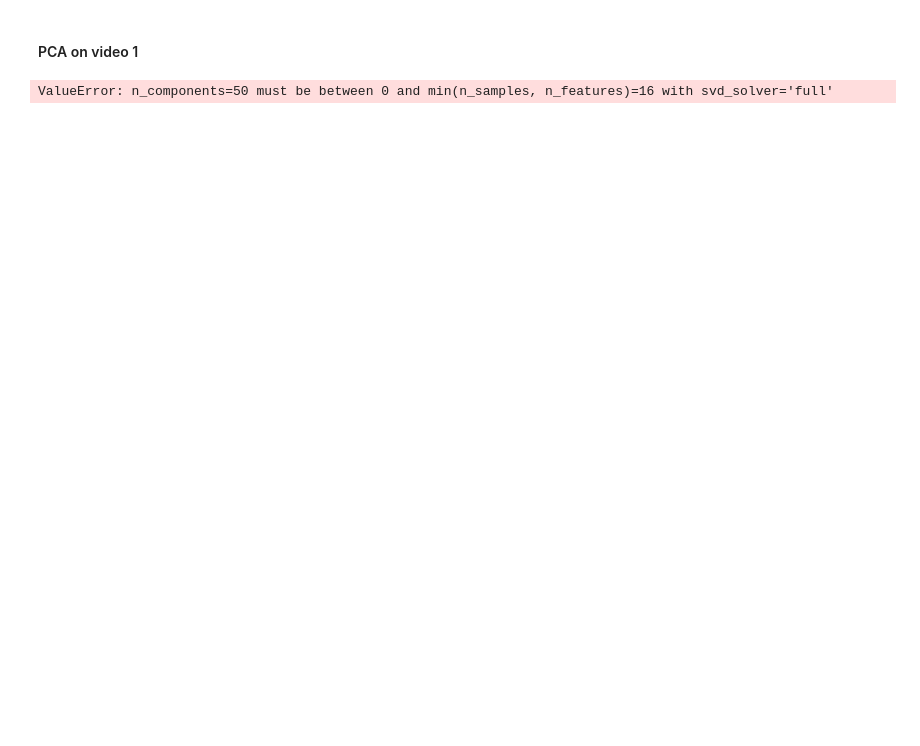
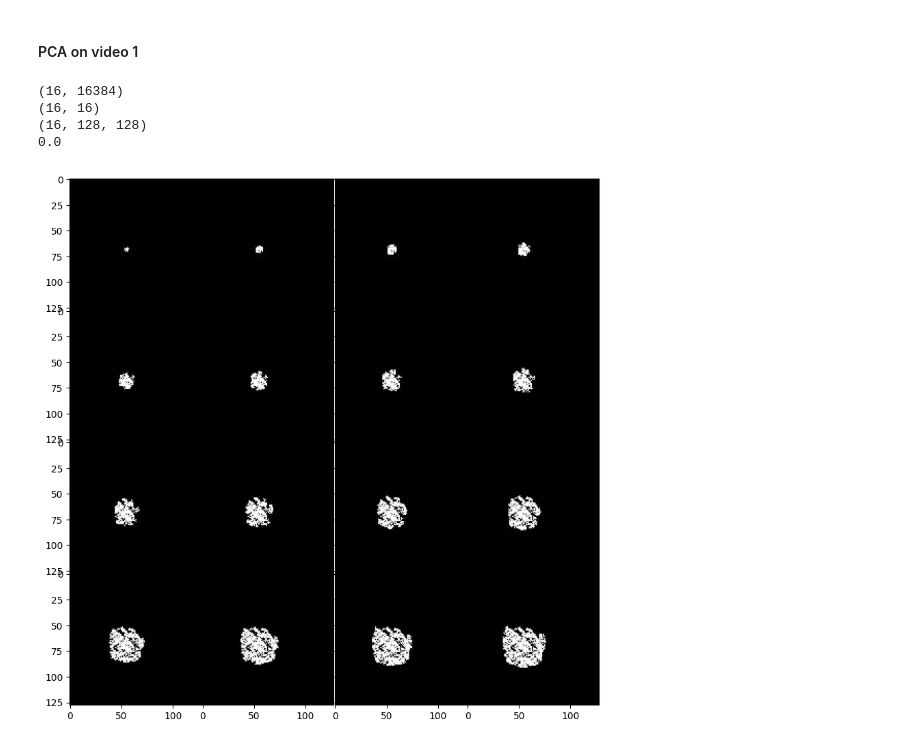
Before and after one commit to Kishok-S-123/Fire_Chimney, a Jupyter notebook: fire_chimney.ipynb, the cells around one changed output. Saved outputs shown, nothing was run; the diff lists cells and outputs as text; code cells hidden in the pictures; blank space fills up the shorter version.

```diff
--- a/fire_chimney.ipynb
+++ b/fire_chimney.ipynb
@@ -97,28 +106,33 @@ for i in range(4):
 # %% [markdown]
 #### PCA on video 1
-# %%
-no_frames, height, width = video_1.shape
-
-vid_matrix = video_1.reshape(no_frames, -1)
-
-n_components = 50
-
-pca = PCA(n_components= n_components)
-
-compressed = pca.fit_transform(vid_matrix)
-
-decomp = pca.inverse_transform(compressed)
-
-decomp = decomp.reshape(no_frames, height, width)
-
-fig, axs = plt.subplots(4, 4, sharey = True, sharex = True, figsize = (20,20))
-fig.subplots_adjust(wspace = 0, hspace = 0)
-
-
-for i in range(4):
-    axs[i][0].imshow((decomp[(4*i),:,:]), cmap = 'grey')
-    axs[i][1].imshow((decomp[4*(i)+1,:,:]), cmap = 'grey')
-    axs[i][2].imshow((decomp[4*(i)+2,:,:]), cmap = 'grey')
-    axs[i][3].imshow((decomp[4*(i)+3,:,:]), cmap = 'grey')
-# %% [output]
-ValueError: n_components=50 must be between 0 and min(n_samples, n_features)=16 with svd_solver='full'
+# %%
+def vid_pca(video, n_components = 16):
+    no_frames, height, width = video.shape
+    vid_matrix = video.reshape(no_frames,-1)
+
+    print(vid_matrix.shape)
+
+
+    pca = PCA(n_components= n_components)
+    comp = pca.fit_transform(vid_matrix)
+
+    print(comp.shape)
+
+    decomp = pca.inverse_transform(comp)
+    decomp = decomp.reshape(no_frames, height, width)
+
+    print(decomp.shape)
+
+    return decomp
+
+vid_0 = vid_pca(video_0, 16)
+
+display_frames(vid_0)
+
+print(video_0[15, 1, 1])
+# %% [output]
+(16, 16384)
+(16, 16)
+(16, 128, 128)
+0.0
+[figure, added]
```
Also changed, not shown: parts of 6 cells of this notebook.
